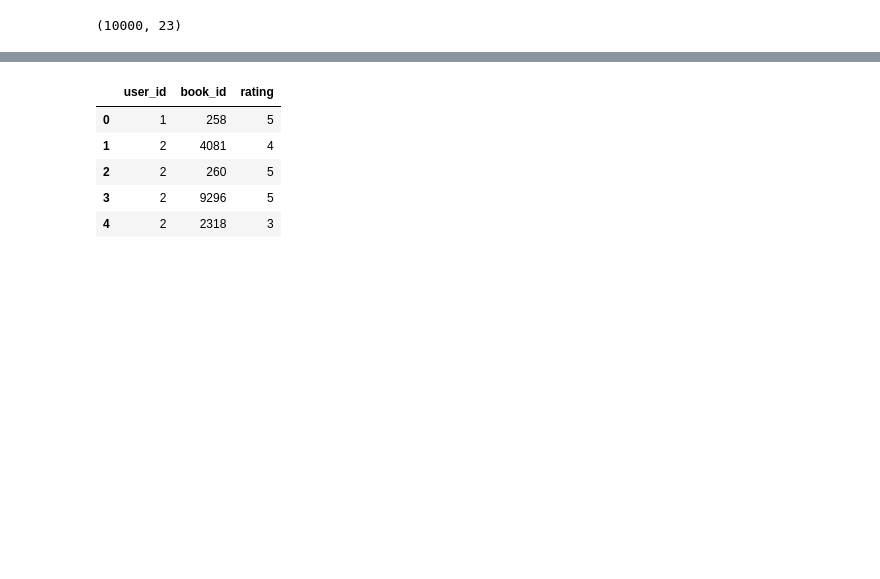
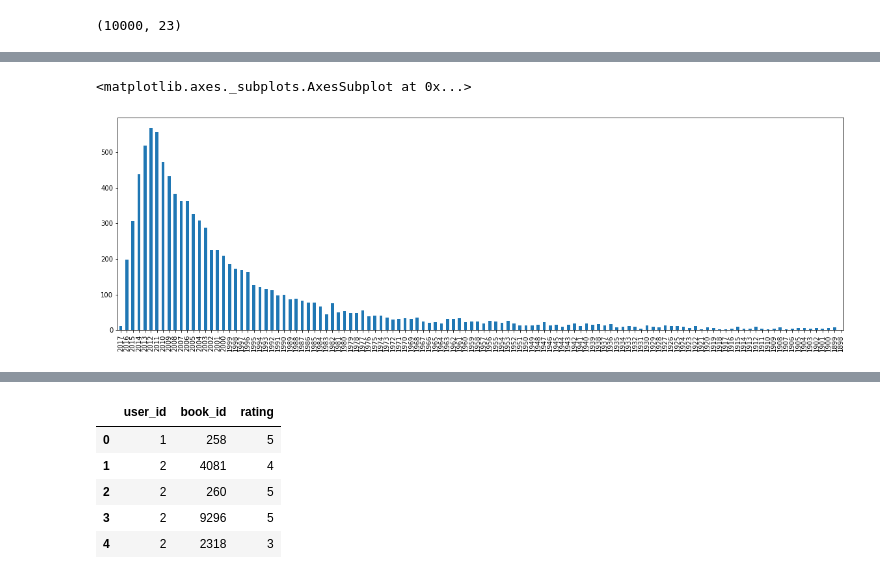
Before and after one commit to ambreen2006/book_recommendations, a Jupyter notebook: Data_Exploration.ipynb, the cells around one changed output, grey strips where cells are left out. Cells and saved outputs as stored; diff of their text form; code cells hidden in the pictures; blank space fills up the shorter version.

Commit message:
feat: Added details and graphs

```diff
--- a/Data_Exploration.ipynb
+++ b/Data_Exploration.ipynb
@@ -40,0 +85,10 @@ books_df.shape
+# %%
+books_df['original_publication_year'].dropna()\
+                                     .astype(int)\
+                                     .value_counts()\
+                                     .sort_index(ascending=False)\
+                                     .head(n=120)\
+                                     .plot(kind='bar', figsize=(20, 6))
+# %% [output]
+<matplotlib.axes._subplots.AxesSubplot at 0x...>
+[figure, added]
```
Also changed, not shown: parts of 55 cells of this notebook.
